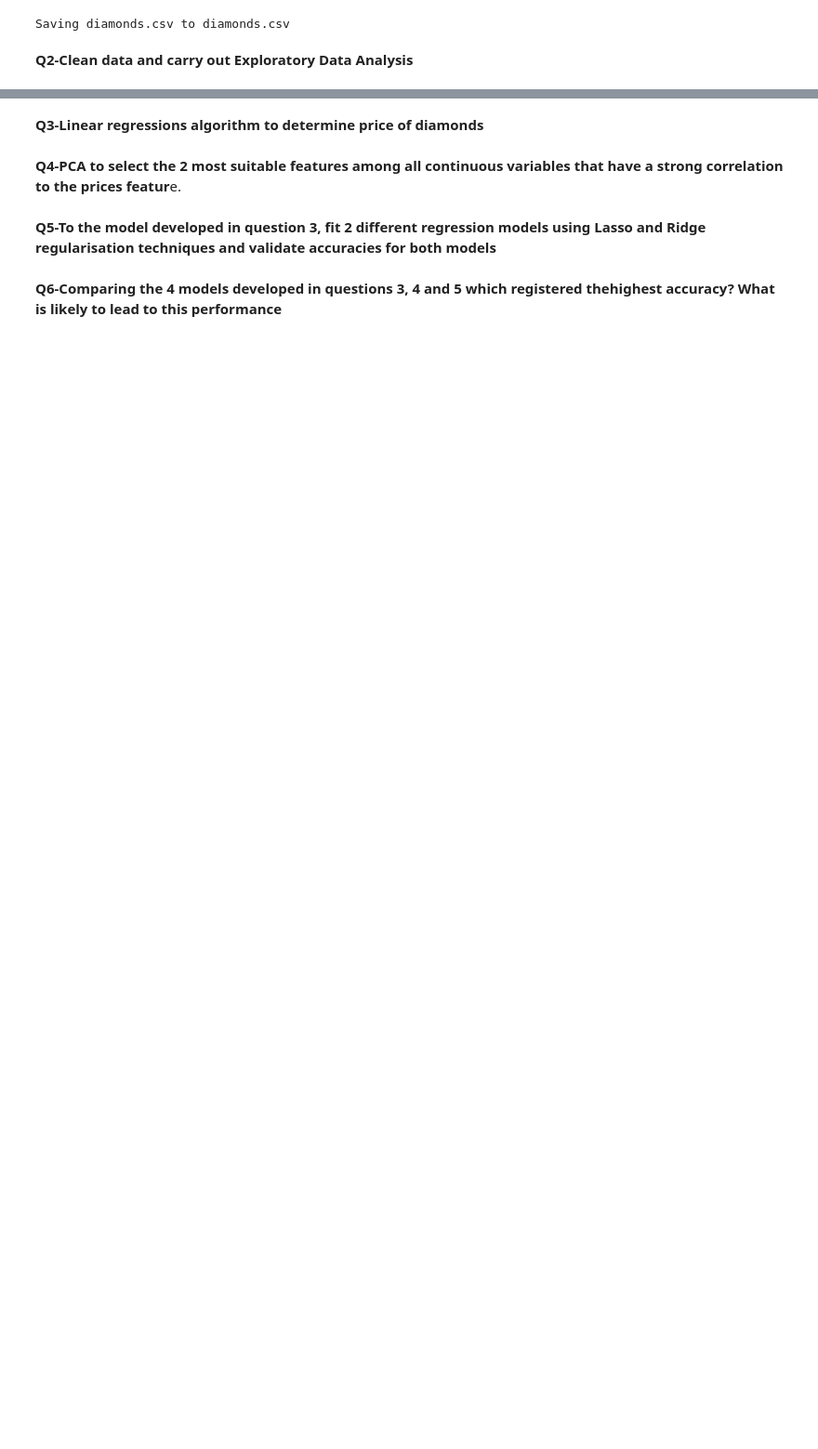
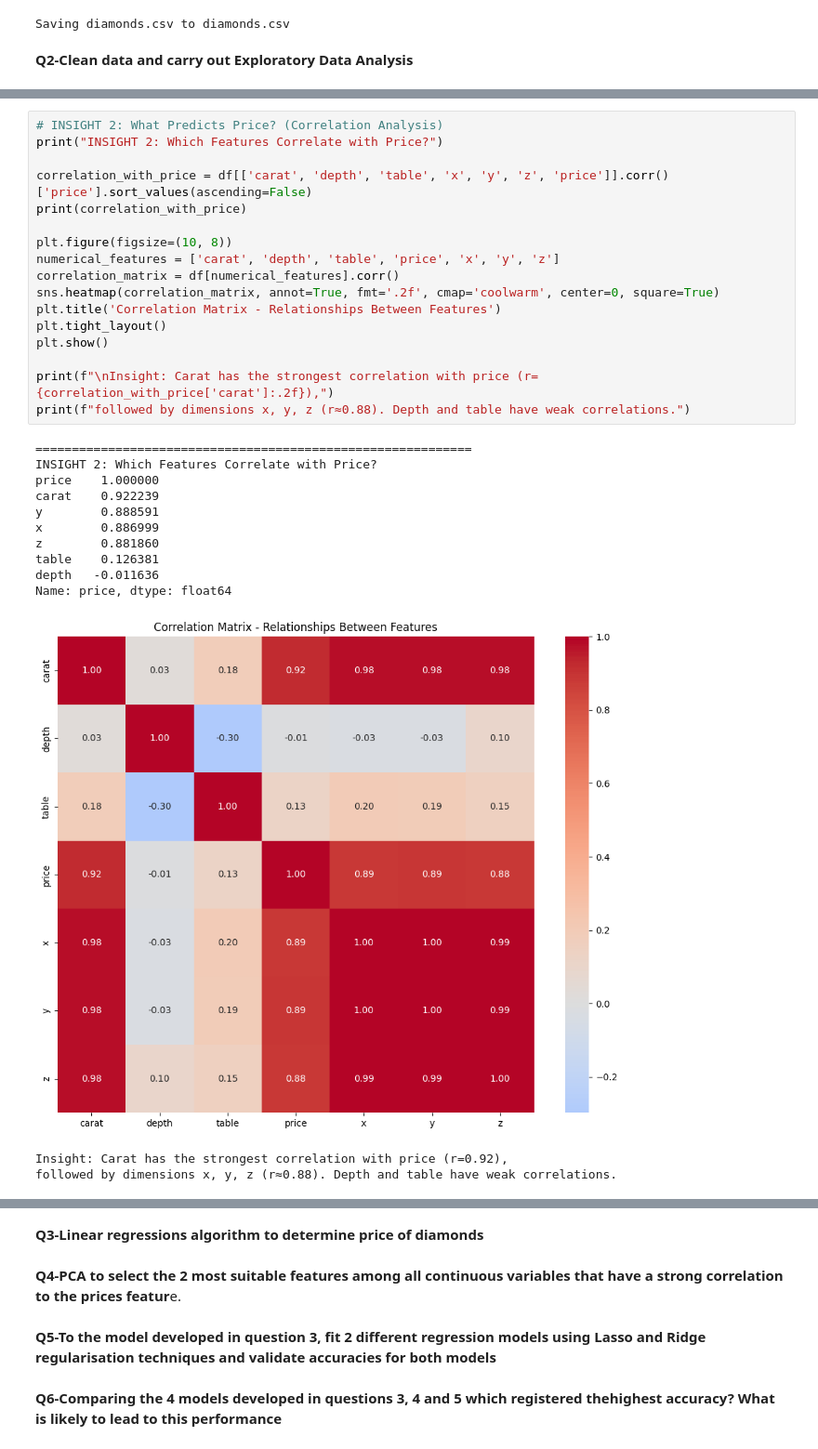
Before and after one commit to IreneWanjiruKariuki/NetflixTitles-DataCleaning, a Jupyter notebook: Diamonds_Price_Regression.ipynb, the cells around one changed output, grey strips where cells are left out. Shown at 93% size. Drawn from its saved outputs; the diff is of its cells as text; blank space fills up the shorter version.

```diff
--- a/Diamonds_Price_Regression.ipynb
+++ b/Diamonds_Price_Regression.ipynb
@@ -20,0 +237,31 @@ Saving diamonds.csv to diamonds.csv
+# %%
+# INSIGHT 2: What Predicts Price? (Correlation Analysis)
+print("INSIGHT 2: Which Features Correlate with Price?")
+
+correlation_with_price = df[['carat', 'depth', 'table', 'x', 'y', 'z', 'price']].corr()['price'].sort_values(ascending=False)
+print(correlation_with_price)
+
+plt.figure(figsize=(10, 8))
+numerical_features = ['carat', 'depth', 'table', 'price', 'x', 'y', 'z']
+correlation_matrix = df[numerical_features].corr()
+sns.heatmap(correlation_matrix, annot=True, fmt='.2f', cmap='coolwarm', center=0, square=True)
+plt.title('Correlation Matrix - Relationships Between Features')
+plt.tight_layout()
+plt.show()
+
+print(f"\nInsight: Carat has the strongest correlation with price (r={correlation_with_price['carat']:.2f}),")
+print(f"followed by dimensions x, y, z (r≈0.88). Depth and table have weak correlations.")
+# %% [output]
+============================================================
+INSIGHT 2: Which Features Correlate with Price?
+price    1.000000
+carat    0.922239
+y        0.888591
+x        0.886999
+z        0.881860
+table    0.126381
+depth   -0.011636
+Name: price, dtype: float64
+[figure, added]
+Insight: Carat has the strongest correlation with price (r=0.92),
+followed by dimensions x, y, z (r≈0.88). Depth and table have weak correlations.
```
Also changed, not shown: parts of 29 cells of this notebook.
